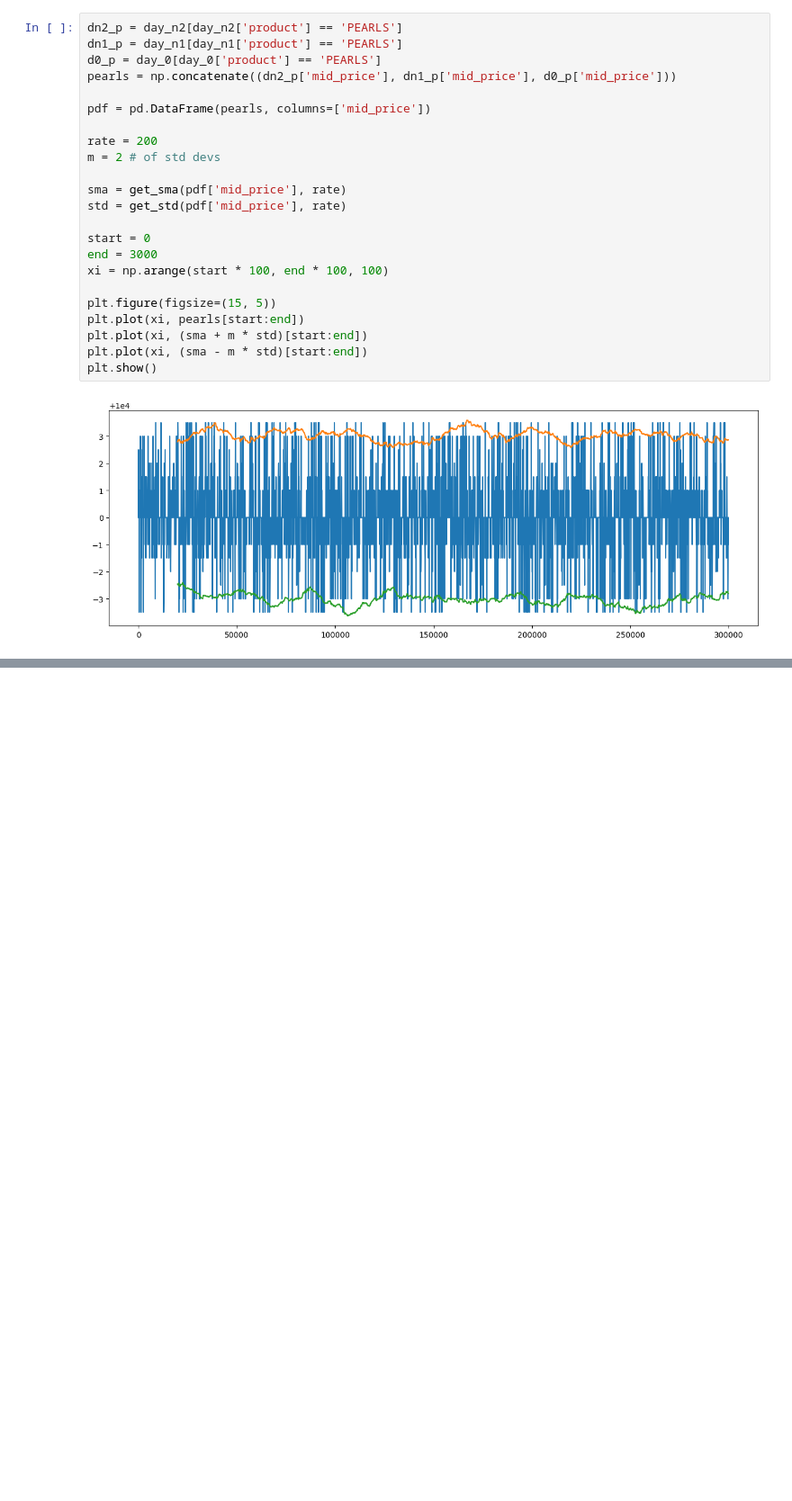
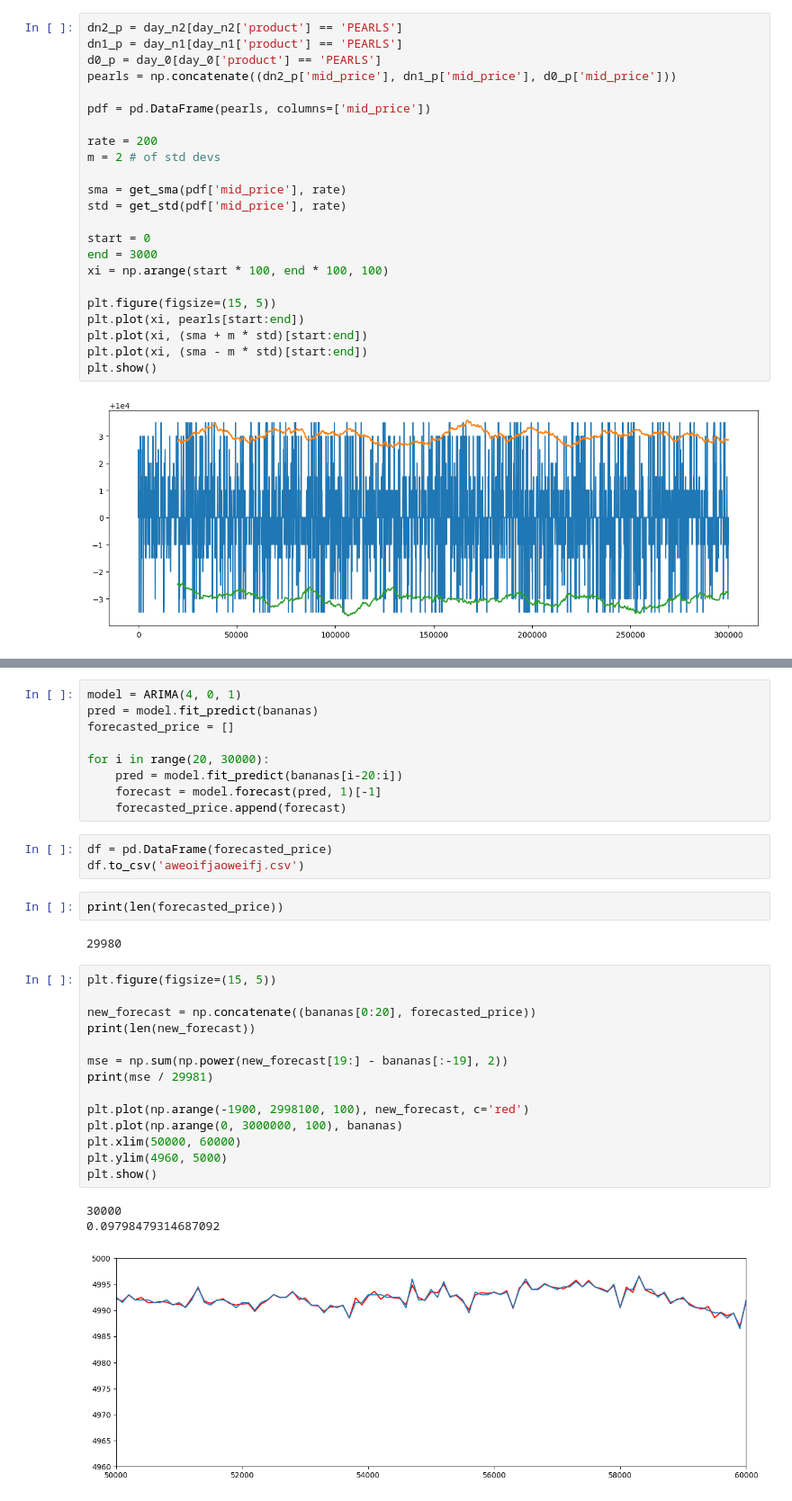
Before and after one commit to kzqiu/imc-2023, a Jupyter notebook: round1/data.ipynb, the cells around one changed output, grey strips where cells are left out. Shown: that part at 90% size. Saved outputs shown, nothing was run; the diff lists cells and outputs as text; blank space fills up the shorter version.

Commit message:
Updated ARIMA_BO-21.py model

```diff
--- a/round1/data.ipynb
+++ b/round1/data.ipynb
@@ -177,0 +419,34 @@ plt.show()
+# %%
+model = ARIMA(4, 0, 1)
+pred = model.fit_predict(bananas)
+forecasted_price = []
+
+for i in range(20, 30000):
+    pred = model.fit_predict(bananas[i-20:i])
+    forecast = model.forecast(pred, 1)[-1]
+    forecasted_price.append(forecast)
+# %%
+df = pd.DataFrame(forecasted_price)
+df.to_csv('aweoifjaoweifj.csv')
+# %%
+print(len(forecasted_price))
+# %% [output]
+29980
+# %%
+plt.figure(figsize=(15, 5))
+
+new_forecast = np.concatenate((bananas[0:20], forecasted_price))
+print(len(new_forecast))
+
+mse = np.sum(np.power(new_forecast[19:] - bananas[:-19], 2))
+print(mse / 29981)
+
+plt.plot(np.arange(-1900, 2998100, 100), new_forecast, c='red')
+plt.plot(np.arange(0, 3000000, 100), bananas)
+plt.xlim(50000, 60000)
+plt.ylim(4960, 5000)
+plt.show()
+# %% [output]
+30000
+0.09798479314687092
+[figure, added]
```
Also changed, not shown: parts of 8 cells of this notebook, 3 other files.
